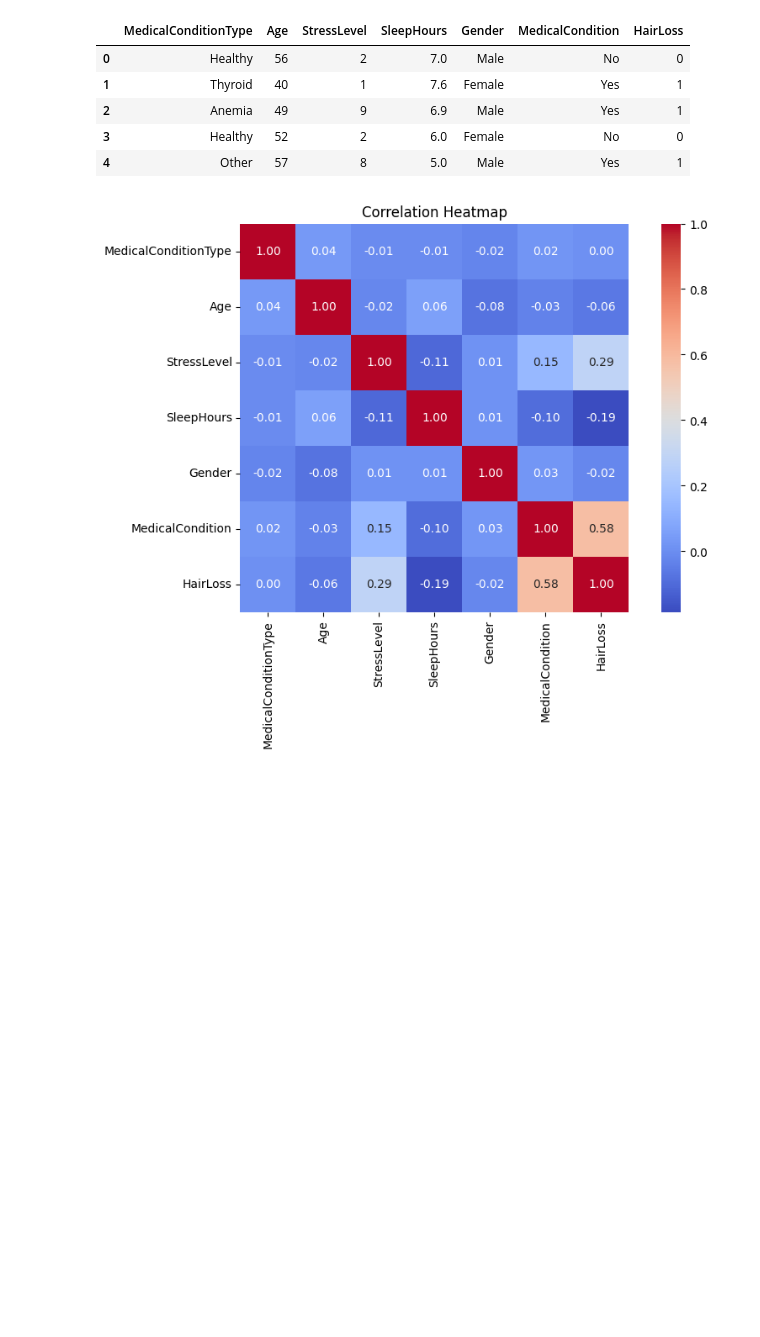
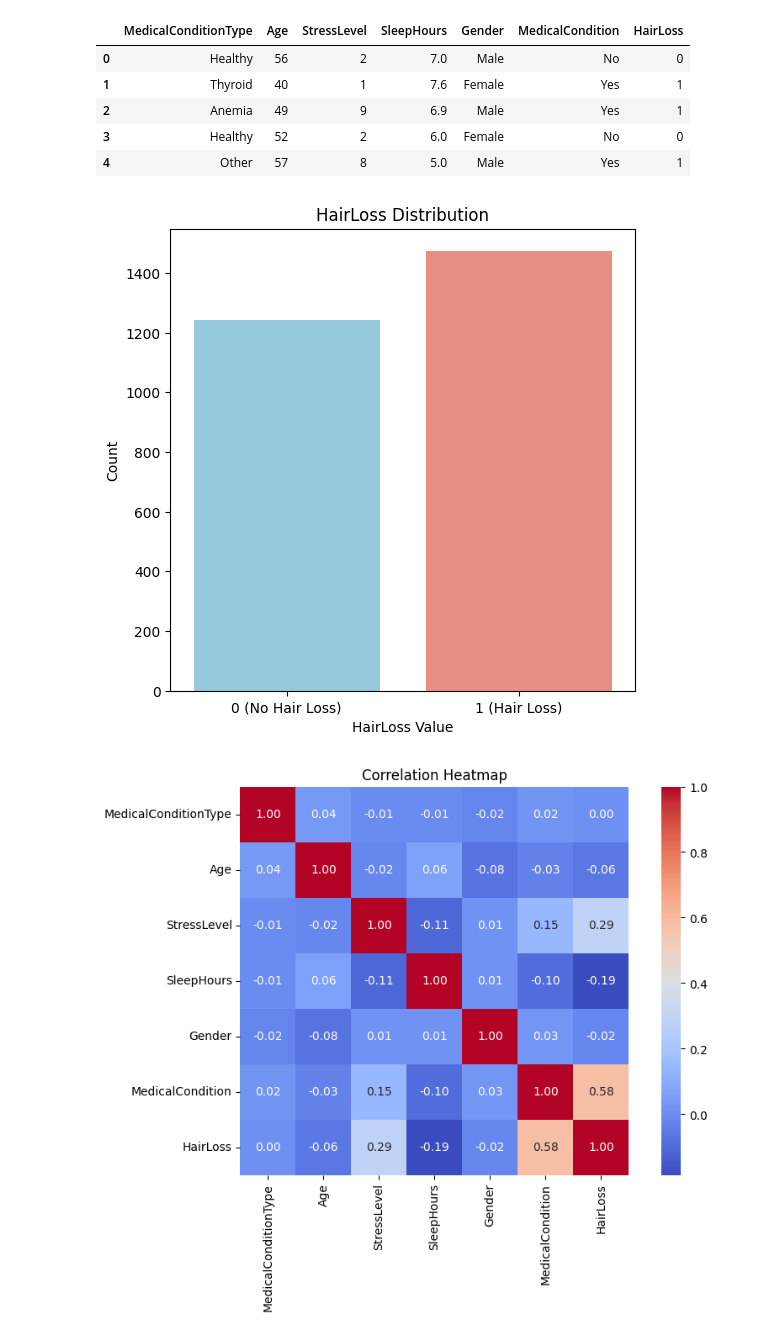
Before and after one commit to JayaAhmed/BigData, a Jupyter notebook: BigData.ipynb, the cells around one changed output. Drawn from its saved outputs; the diff is of its cells as text; code cells hidden in the pictures; blank space fills up the shorter version.

```diff
--- a/BigData.ipynb
+++ b/BigData.ipynb
@@ -511,6 +511,19 @@ merged_df.head()
 | 2 | Anemia | 49 | 9 | 6.9 | Male | Yes | 1 |
 | 3 | Healthy | 52 | 2 | 6.0 | Female | No | 0 |
 | 4 | Other | 57 | 8 | 5.0 | Male | Yes | 1 |
+# %%
+hairloss_counts = merged_df['HairLoss'].value_counts()
+
+# Plot
+plt.figure(figsize=(6, 6))
+sns.barplot(x=hairloss_counts.index, y=hairloss_counts.values, palette=['skyblue', 'salmon'])
+plt.title('HairLoss Distribution')
+plt.xlabel('HairLoss Value')
+plt.ylabel('Count')
+plt.xticks([0, 1], ['0 (No Hair Loss)', '1 (Hair Loss)'])
+plt.show()
+# %% [output]
+[figure, added]
 # %%
 # Make a copy of df4 for encoding
 df_encoded = merged_df.copy()
```
Also changed, not shown: parts of 1 cell of this notebook.
